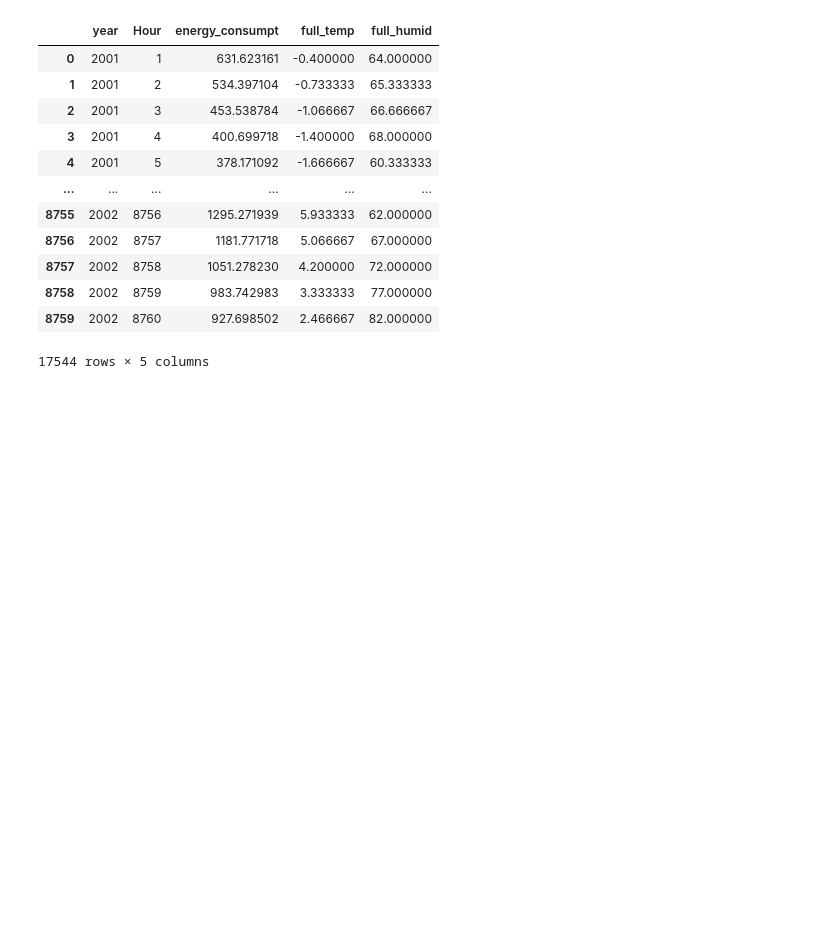
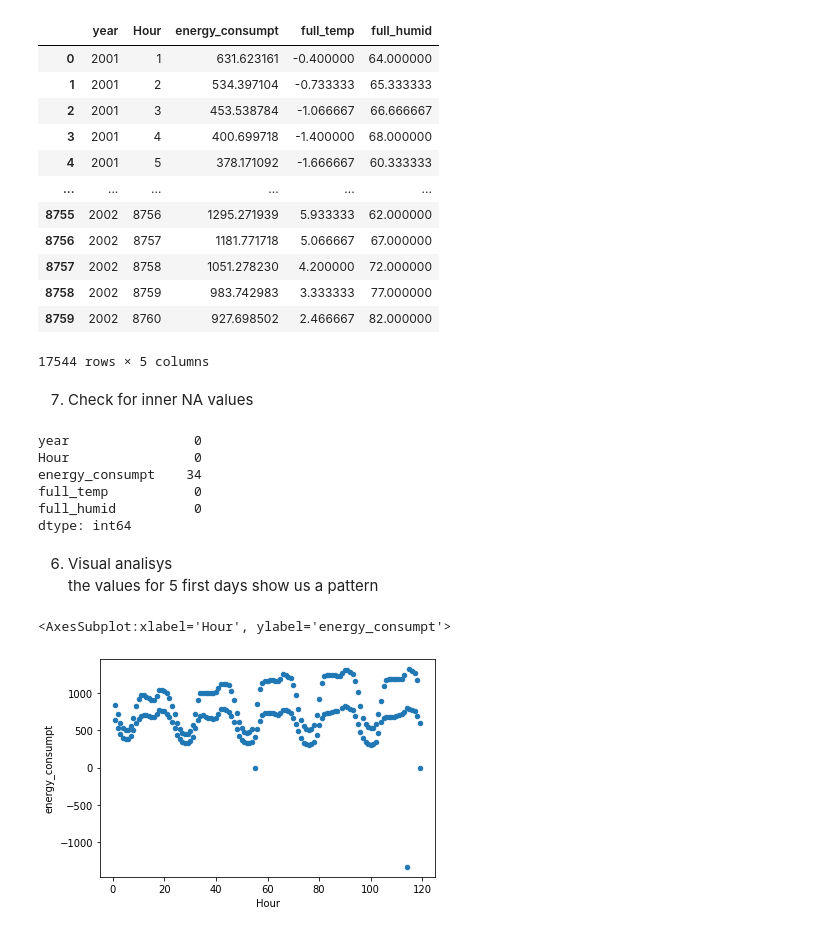
Before and after one commit to GianRojas/CrystalTEC-EnergyData, a Jupyter notebook: main.ipynb, the cells around one changed output. Cells and saved outputs as stored; diff of their text form; code cells hidden in the pictures; blank space fills up the shorter version.

```diff
--- a/main.ipynb
+++ b/main.ipynb
@@ -143,3 +143,23 @@ df2
 | 8758 | 2002 | 8759 | 983.742983 | 3.333333 | 77.000000 |
 | 8759 | 2002 | 8760 | 927.698502 | 2.466667 | 82.000000 |
 17544 rows × 5 columns
+# %% [markdown]
+7. Check for inner NA values
+# %%
+df2.isna().sum()
+# %% [output]
+year                0
+Hour                0
+energy_consumpt    34
+full_temp           0
+full_humid          0
+dtype: int64
+# %% [markdown]
+
+6. Visual analisys
+the values for 5 first days show us a pattern
+# %%
+df2.query('Hour<120').plot.scatter(x='Hour', y='energy_consumpt')
+# %% [output]
+<AxesSubplot:xlabel='Hour', ylabel='energy_consumpt'>
+[figure, added]
```
Also changed, not shown: parts of 10 cells of this notebook.
